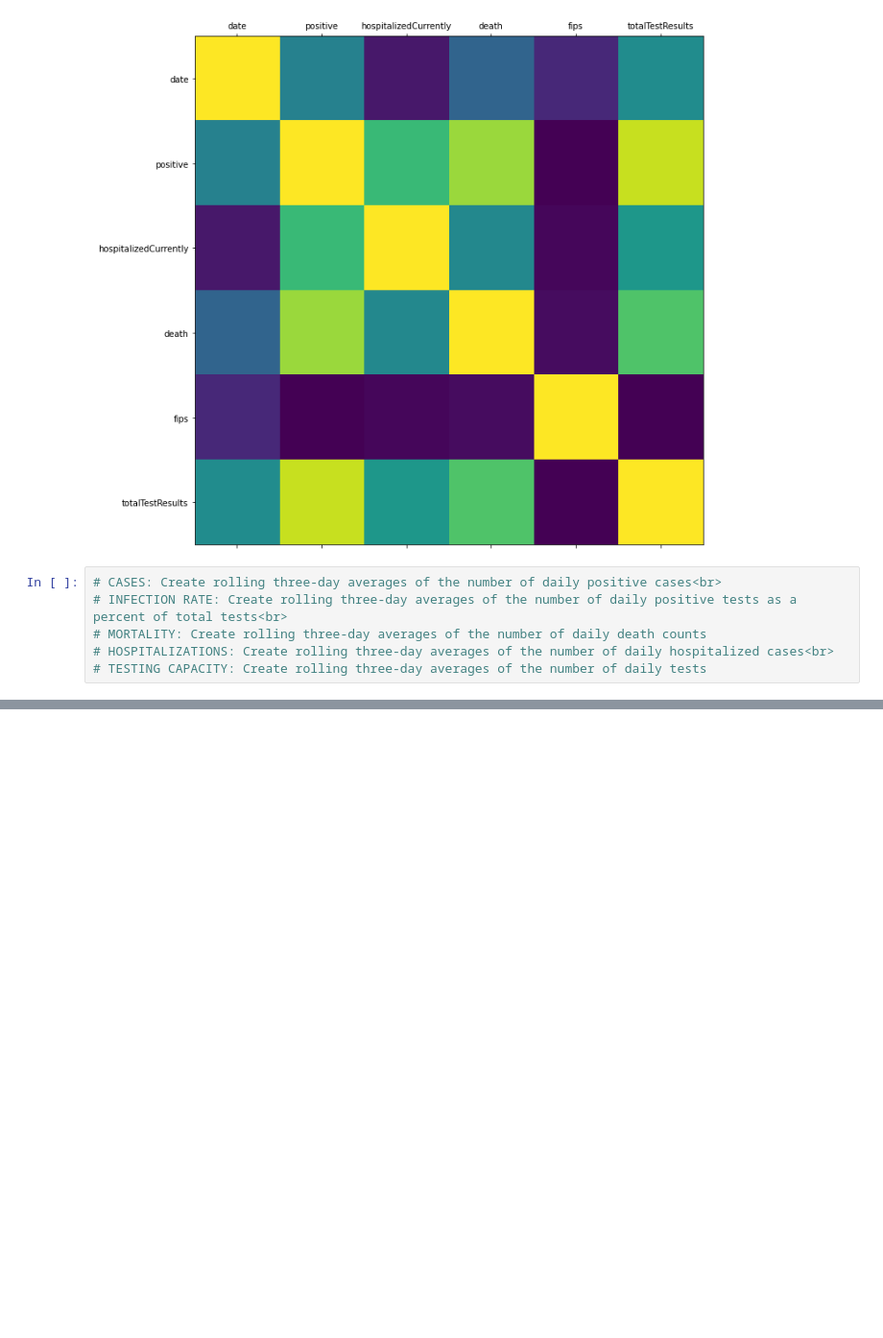
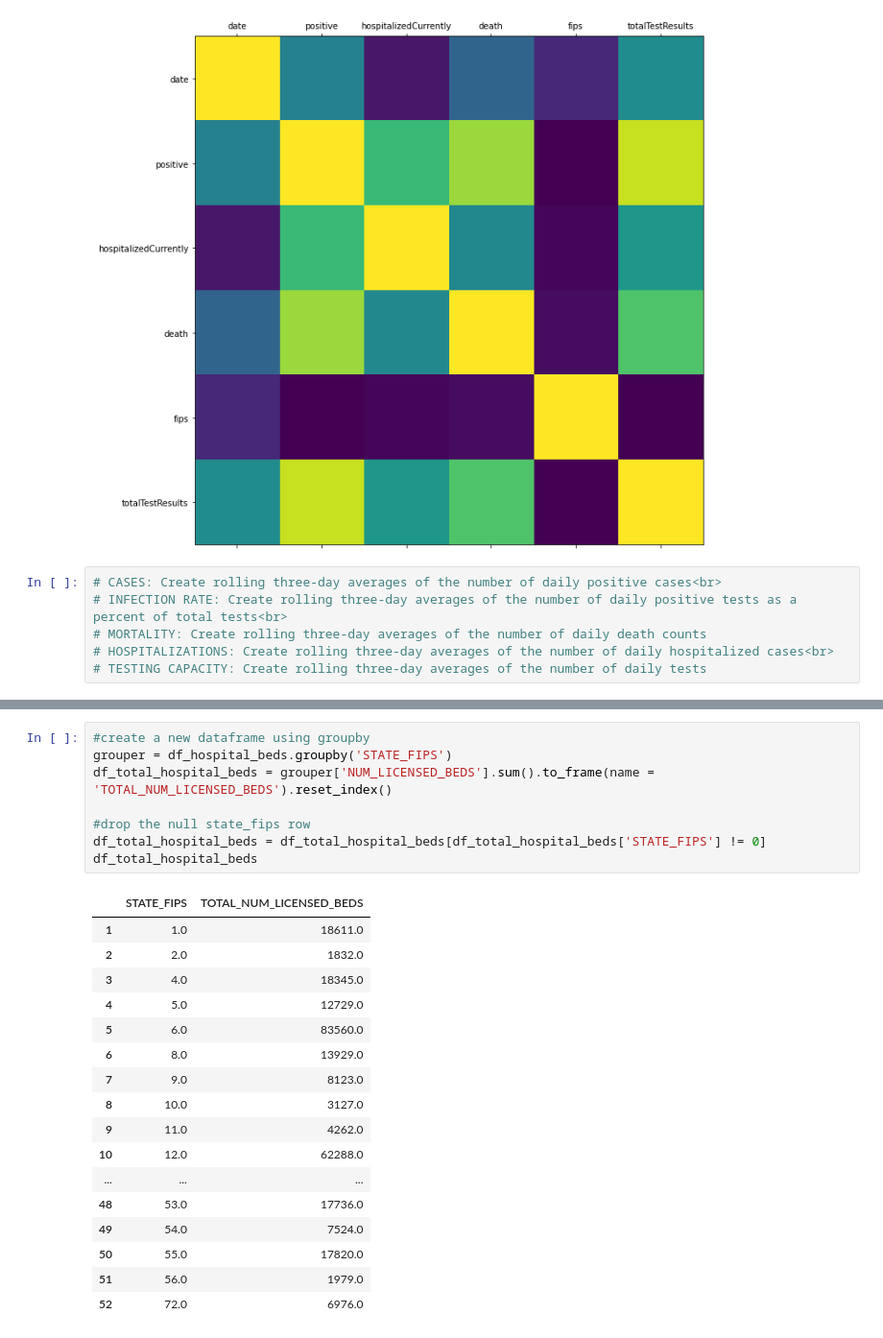
Before and after one commit to elizabethqiu/2020-wwcode-dshackathon-covid19ml, a Jupyter notebook: wwwcode-hackathon.ipynb, the cells around one changed output, grey strips where cells are left out. Shown at 96% size. Drawn from its saved outputs; the diff is of its cells as text; blank space fills up the shorter version.

```diff
--- a/wwwcode-hackathon.ipynb
+++ b/wwwcode-hackathon.ipynb
@@ -203,0 +264,26 @@ plot_corr(df_states)
+# %%
+#create a new dataframe using groupby
+grouper = df_hospital_beds.groupby('STATE_FIPS')
+df_total_hospital_beds = grouper['NUM_LICENSED_BEDS'].sum().to_frame(name = 'TOTAL_NUM_LICENSED_BEDS').reset_index()
+
+#drop the null state_fips row
+df_total_hospital_beds = df_total_hospital_beds[df_total_hospital_beds['STATE_FIPS'] != 0]
+df_total_hospital_beds
+# %% [output]
+|  | STATE_FIPS | TOTAL_NUM_LICENSED_BEDS |
+| 1 | 1.0 | 18611.0 |
+| 2 | 2.0 | 1832.0 |
+| 3 | 4.0 | 18345.0 |
+| 4 | 5.0 | 12729.0 |
+| 5 | 6.0 | 83560.0 |
+| 6 | 8.0 | 13929.0 |
+| 7 | 9.0 | 8123.0 |
+| 8 | 10.0 | 3127.0 |
+| 9 | 11.0 | 4262.0 |
+| 10 | 12.0 | 62288.0 |
+| ... | ... | ... |
+| 48 | 53.0 | 17736.0 |
+| 49 | 54.0 | 7524.0 |
+| 50 | 55.0 | 17820.0 |
+| 51 | 56.0 | 1979.0 |
+| 52 | 72.0 | 6976.0 |
```
Also changed, not shown: parts of 7 cells of this notebook, 1 other file.
